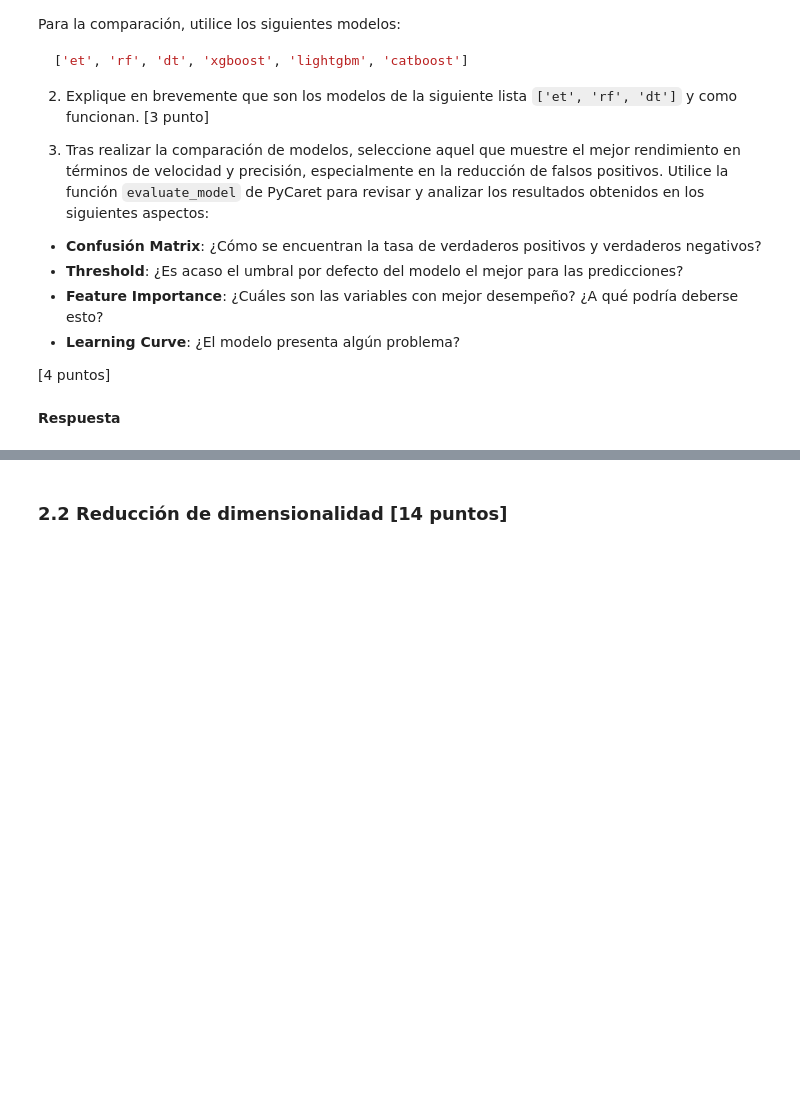
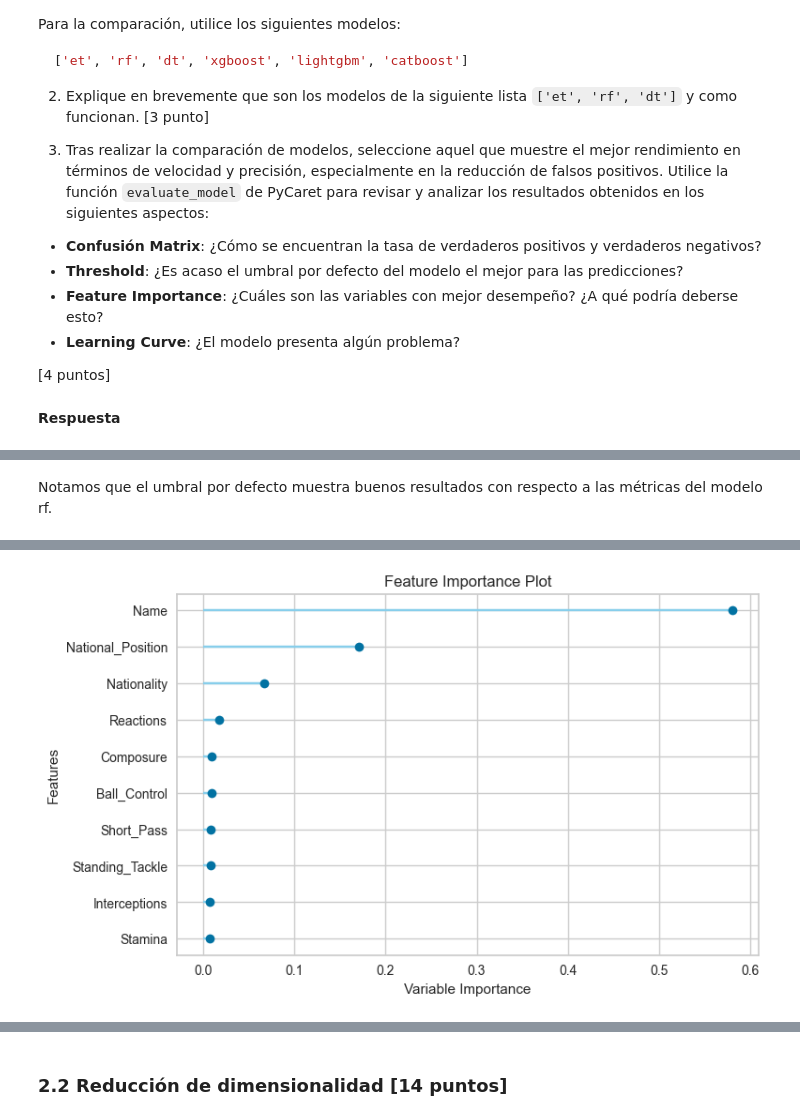
Before and after one commit to IsraPKMNPAP/Laboratorio-de-Herramientas, a Jupyter notebook: Laboratorios/Lab_7_enunciado.ipynb, the cells around one changed output, grey strips where cells are left out. Drawn from its saved outputs; the diff is of its cells as text; code cells hidden in the pictures; blank space fills up the shorter version.

```diff
--- a/Laboratorios/Lab_7_enunciado.ipynb
+++ b/Laboratorios/Lab_7_enunciado.ipynb
@@ -529,0 +598,5 @@ ModuleNotFoundError: No module named 'pycaret'
+# %% [markdown]
+Notamos que el umbral por defecto muestra buenos resultados con respecto a las métricas del modelo rf.
+# %%
+plot_model(rf, plot='feature')
+# %% [output]
@@ -529,0 +604 @@ ModuleNotFoundError: No module named 'pycaret'
+[figure, added]
```
Also changed, not shown: parts of 14 cells of this notebook, 1 other file.
